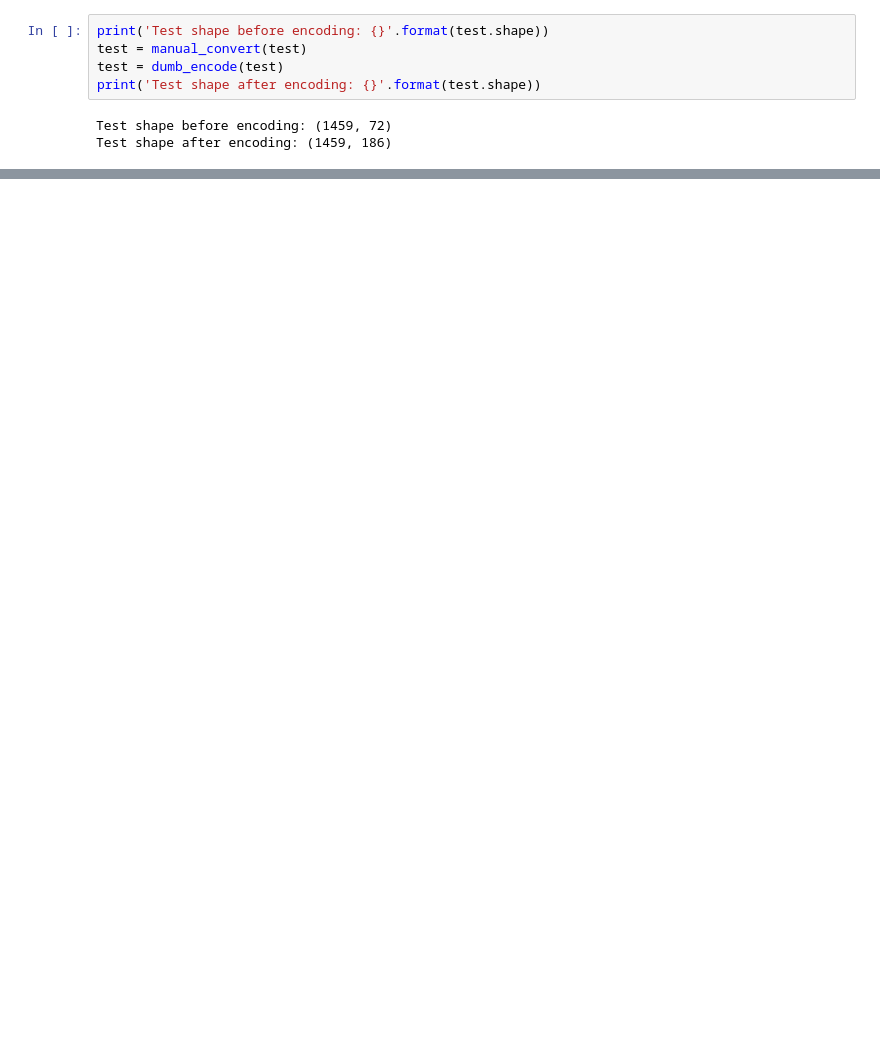
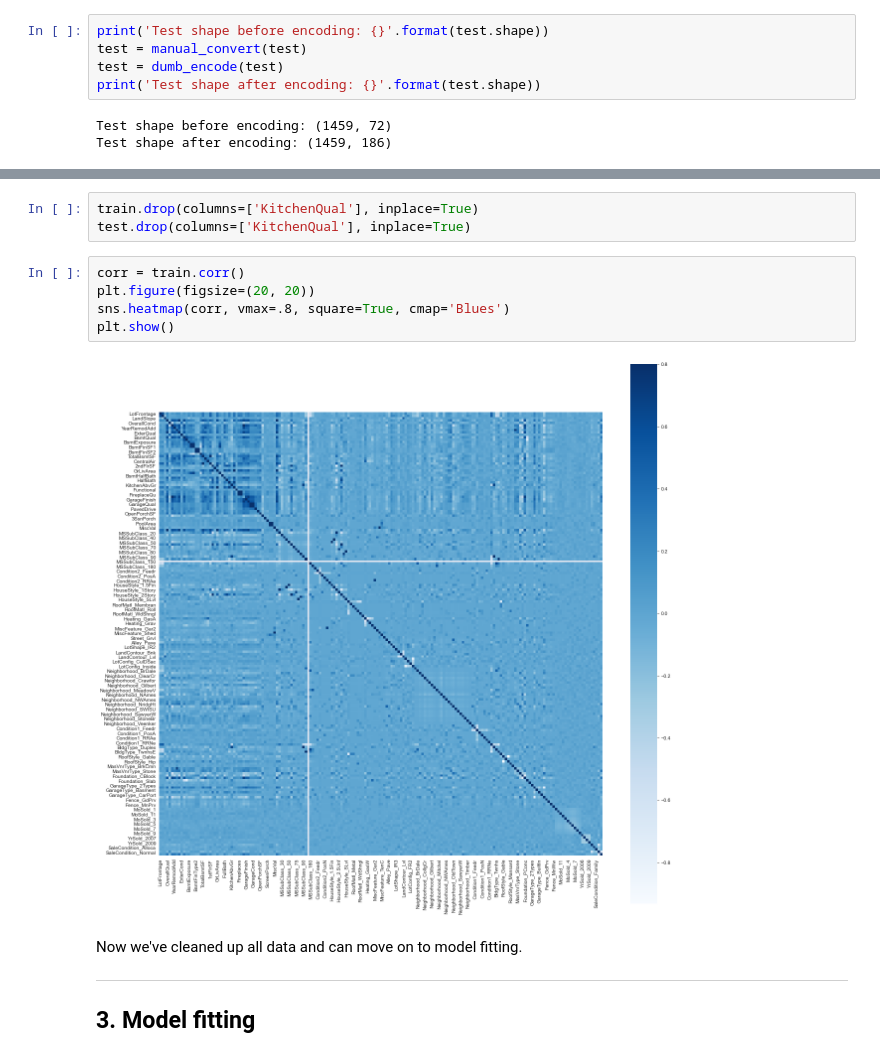
Before and after one commit to Mist3r-R/ames-house-price-prediction, a Jupyter notebook: House-Price-Prediction.ipynb, the cells around one changed output, grey strips where cells are left out. Saved outputs shown, nothing was run; the diff lists cells and outputs as text; blank space fills up the shorter version.

Commit message:
Fix feature clean up

```diff
--- a/House-Price-Prediction.ipynb
+++ b/House-Price-Prediction.ipynb
@@ -837,0 +824,16 @@ Test shape after encoding: (1459, 186)
+# %%
+train.drop(columns=['KitchenQual'], inplace=True)
+test.drop(columns=['KitchenQual'], inplace=True)
+# %%
+corr = train.corr()
+plt.figure(figsize=(20, 20))
+sns.heatmap(corr, vmax=.8, square=True, cmap='Blues')
+plt.show()
+# %% [output]
+[figure, added]
+# %% [markdown]
+Now we've cleaned up all data and can move on to model fitting.
+
+---
+
+## 3. Model fitting <a name="model-fit"></a>
```
Also changed, not shown: parts of 11 cells of this notebook.
